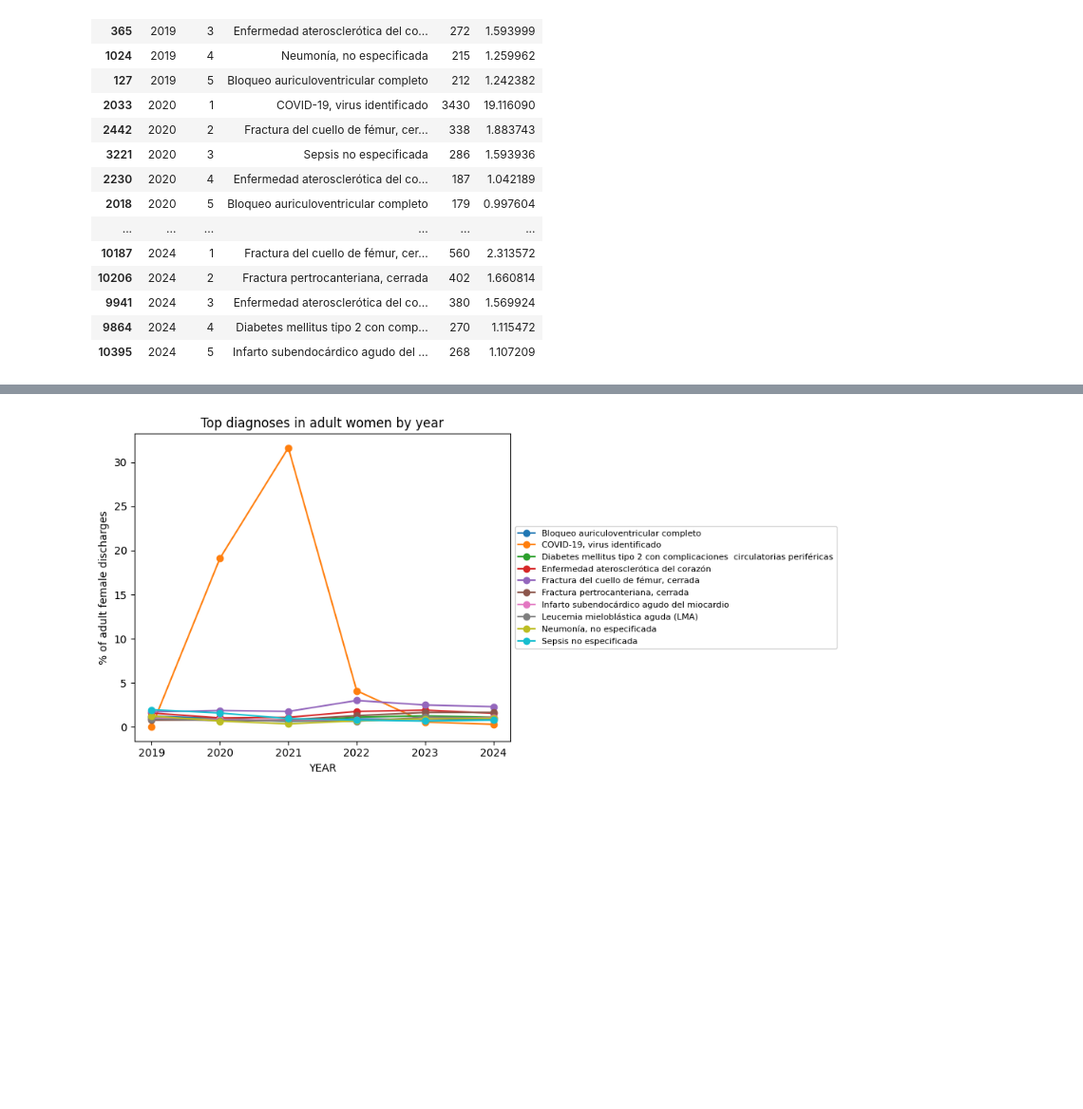
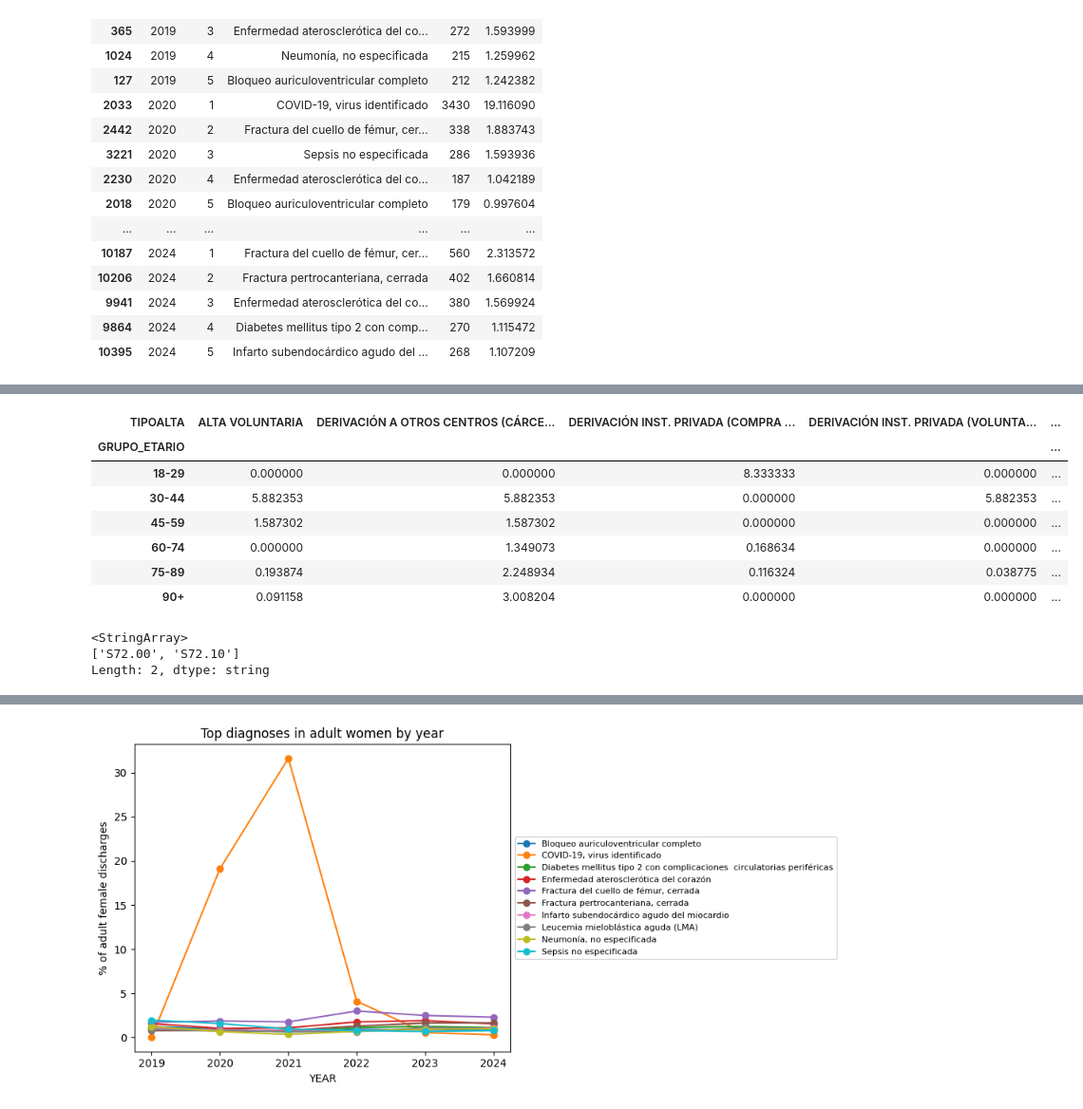
Before and after one commit to pbj-glitch/BusinessIntelligence, a Jupyter notebook: c1MariaLukas.ipynb, the cells around one changed output, grey strips where cells are left out. Shown at 95% size. Saved outputs shown, nothing was run; the diff lists cells and outputs as text; code cells hidden in the pictures; blank space fills up the shorter version.

```diff
--- a/c1MariaLukas.ipynb
+++ b/c1MariaLukas.ipynb
@@ -281,0 +302,24 @@ top5[['YEAR', 'rank', 'DESCRIPCION', 'n', 'pct']]
+# %%
+pd.crosstab(hip['GRUPO_ETARIO'], hip['TIPOALTA'], normalize='index') * 100
+# %% [output]
+| TIPOALTA | ALTA VOLUNTARIA | DERIVACIÓN A OTROS CENTROS (CÁRCE... | DERIVACIÓN INST. PRIVADA (COMPRA ... | DERIVACIÓN INST. PRIVADA (VOLUNTA... | ... |
+| GRUPO_ETARIO |  |  |  |  | ... |
+| 18-29 | 0.000000 | 0.000000 | 8.333333 | 0.000000 | ... |
+| 30-44 | 5.882353 | 5.882353 | 0.000000 | 5.882353 | ... |
+| 45-59 | 1.587302 | 1.587302 | 0.000000 | 0.000000 | ... |
+| 60-74 | 0.000000 | 1.349073 | 0.168634 | 0.000000 | ... |
+| 75-89 | 0.193874 | 2.248934 | 0.116324 | 0.038775 | ... |
+| 90+ | 0.091158 | 3.008204 | 0.000000 | 0.000000 | ... |
+# %%
+hip_codes2 = ['S72.00', 'S72.01', 'S72.02',   # femoral neck, closed/open variants
+              'S72.10', 'S72.11', 'S72.12',   # pertrochanteric, closed/open variants
+              'S72.30', 'S72.40', 'S72.90']   # adjust once you see the full set
+
+# safer: don't guess the full list, pull every code that actually appears
+# for these two DESCRIPCION values, then generalize from there
+codigos_reales = mujeres.loc[mujeres['DESCRIPCION'].isin(hip_codes), 'DIAGNOSTICO1'].unique()
+print(codigos_reales)
+# %% [output]
+<StringArray>
+['S72.00', 'S72.10']
+Length: 2, dtype: string
```
Also changed, not shown: parts of 3 cells of this notebook.
